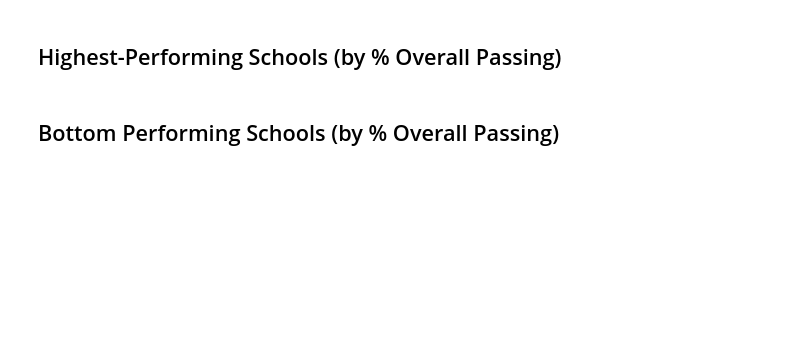
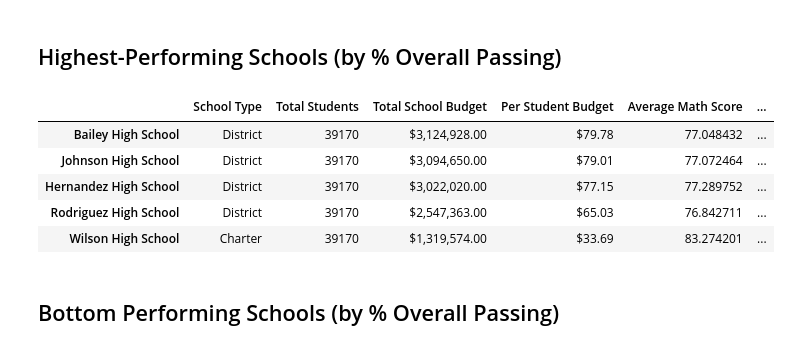
Before and after one commit to miatsivitse/pandas-challenge, a Jupyter notebook: PyCitySchools/PyCitySchools_Assignment.ipynb, the cells around one changed output. Cells and saved outputs as stored; diff of their text form; code cells hidden in the pictures; blank space fills up the shorter version.

```diff
--- a/PyCitySchools/PyCitySchools_Assignment.ipynb
+++ b/PyCitySchools/PyCitySchools_Assignment.ipynb
@@ -283,8 +330,15 @@ NameError: name 'per_school_passing_math' is not defined
 ## Highest-Performing Schools (by % Overall Passing)
 # %%
 # Sort the schools by `% Overall Passing` in descending order and display the top 5 rows.
-top_schools = overall_passing_rate.sortvalues("% Overall Passing", ascending = False)
-descending_overall_passing_rate.head(5)
+top_schools = per_school_summary.sort_values("% Overall Passing", ascending = False)
+top_schools.head(5)
+# %% [output]
+|  | School Type | Total Students | Total School Budget | Per Student Budget | Average Math Score | ... |
+| Bailey High School | District | 39170 | $3,124,928.00 | $79.78 | 77.048432 | ... |
+| Johnson High School | District | 39170 | $3,094,650.00 | $79.01 | 77.072464 | ... |
+| Hernandez High School | District | 39170 | $3,022,020.00 | $77.15 | 77.289752 | ... |
+| Rodriguez High School | District | 39170 | $2,547,363.00 | $65.03 | 76.842711 | ... |
+| Wilson High School | Charter | 39170 | $1,319,574.00 | $33.69 | 83.274201 | ... |
 # %% [markdown]
 ## Bottom Performing Schools (by % Overall Passing)
 # %%
```
Also changed, not shown: parts of 5 cells of this notebook.
